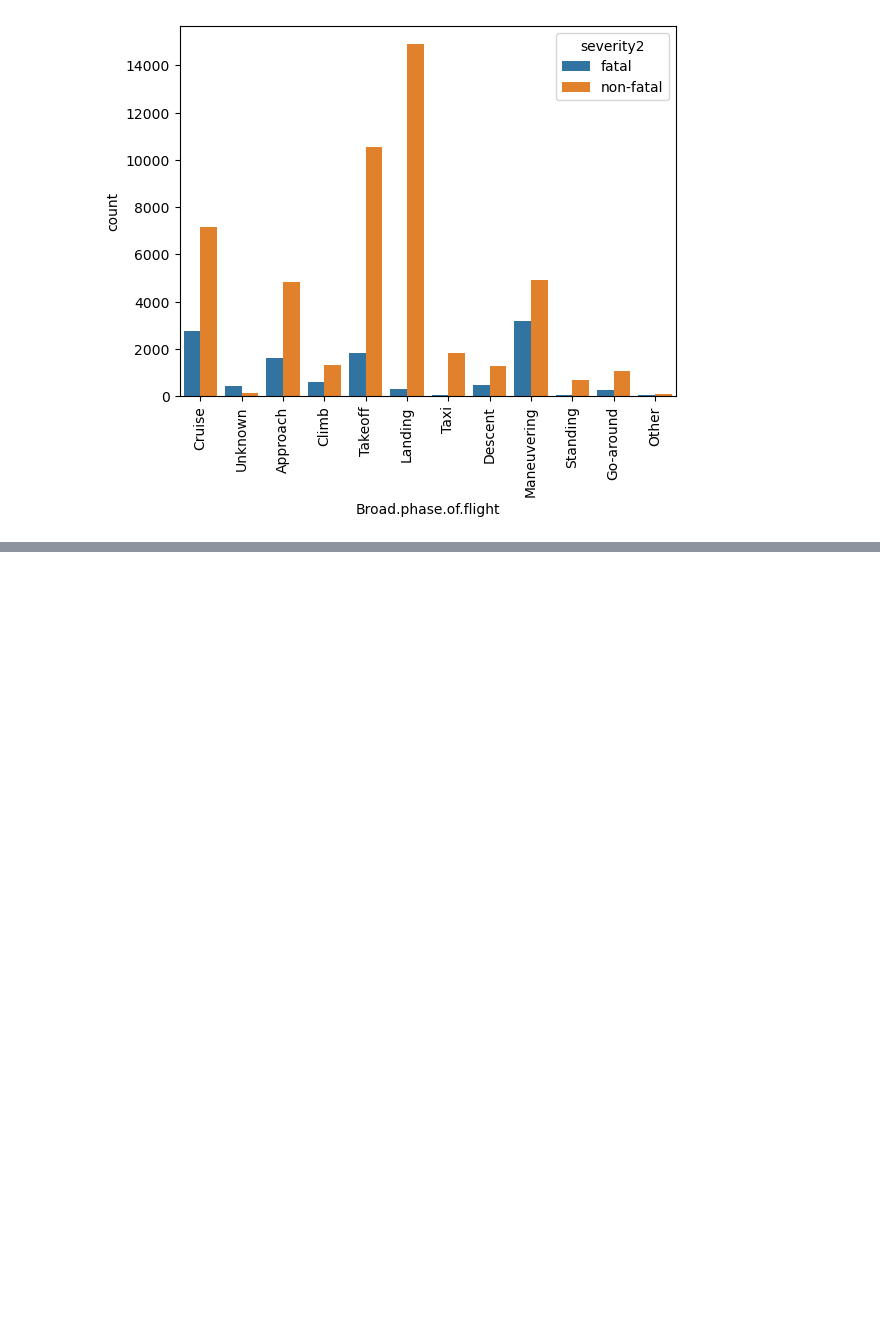
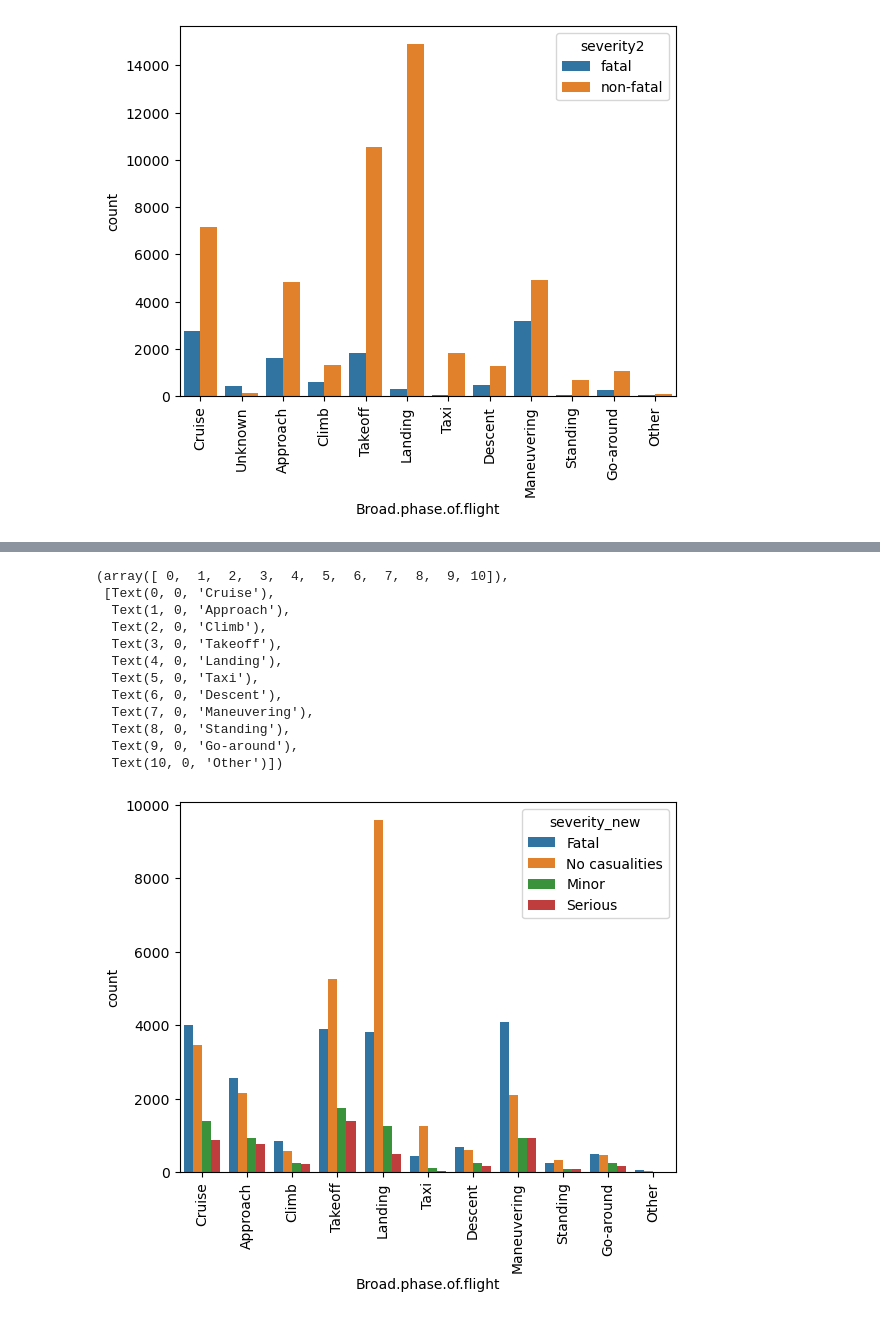
Before and after one commit to infoshareacademy/jdszr12-databenders, a Jupyter notebook: samoloty/We' re all gonna die!.ipynb, the cells around one changed output, grey strips where cells are left out. Saved outputs shown, nothing was run; the diff lists cells and outputs as text; code cells hidden in the pictures; blank space fills up the shorter version.

```diff
--- a/samoloty/We' re all gonna die!.ipynb
+++ b/samoloty/We' re all gonna die!.ipynb
@@ -100,3 +101,5 @@ plt.xticks(rotation = 90)
   Text(10, 0, 'Go-around'),
   Text(11, 0, 'Other')])
 [figure]
+# %%
+df['severity_new'] = ''
@@ -102,0 +119,10 @@ plt.xticks(rotation = 90)
+# %%
+for index, row in df.iterrows():
+    if df.loc[index, 'Total.Fatal.Injuries'] != 0:
+        df.loc[index, 'severity_new'] = 'Fatal'
+    elif df.loc[index, 'Total.Serious.Injuries'] != 0:
+        df.loc[index, 'severity_new'] = 'Serious'
+    elif df.loc[index, 'Total.Minor.Injuries'] != 0:
+        df.loc[index, 'severity_new'] = 'Minor'
+    else:
+        df.loc[index,'severity_new'] = 'No casualities'
@@ -102,0 +151,20 @@ plt.xticks(rotation = 90)
+# %%
+df = df[df["Broad.phase.of.flight"].str.contains("Unknown")==False]
+df = df[df['Weather.Condition'].str.contains('Unk', case = False)==False]
+# %%
+sns.countplot(x='Broad.phase.of.flight', data=df, hue = 'severity_new' )
+plt.xticks(rotation = 90)
+# %% [output]
+(array([ 0,  1,  2,  3,  4,  5,  6,  7,  8,  9, 10]),
+ [Text(0, 0, 'Cruise'),
+  Text(1, 0, 'Approach'),
+  Text(2, 0, 'Climb'),
+  Text(3, 0, 'Takeoff'),
+  Text(4, 0, 'Landing'),
+  Text(5, 0, 'Taxi'),
+  Text(6, 0, 'Descent'),
+  Text(7, 0, 'Maneuvering'),
+  Text(8, 0, 'Standing'),
+  Text(9, 0, 'Go-around'),
+  Text(10, 0, 'Other')])
+[figure, added]
```
Also changed, not shown: parts of 7 cells of this notebook, 1 other file.
